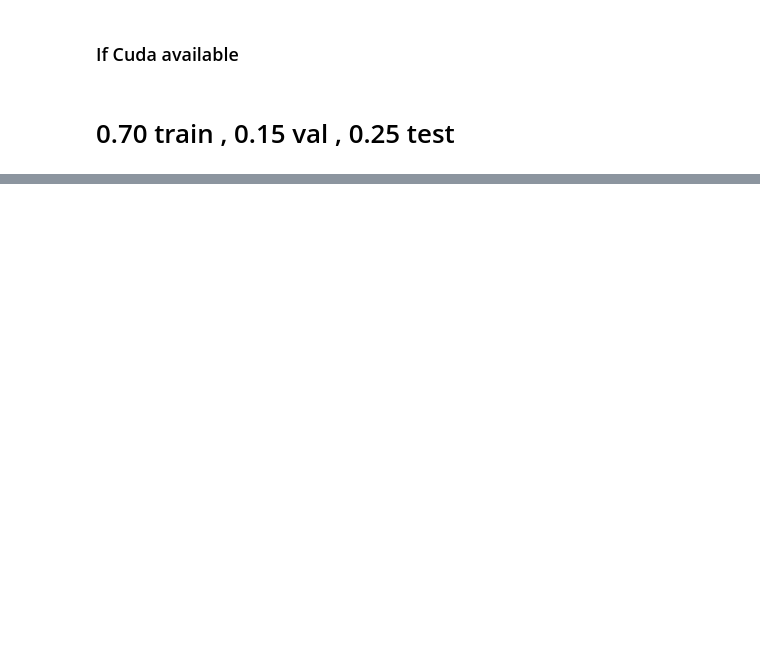
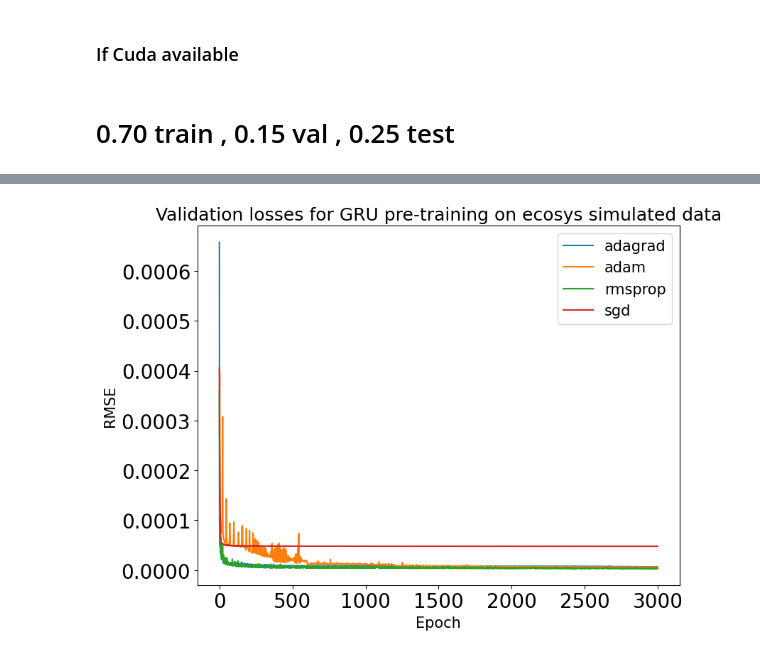
Before and after one commit to DinisDimitris/Net-ecosystem-exchange-Quantification, a Jupyter notebook: GRU-pretrain.ipynb, the cells around one changed output, grey strips where cells are left out. Cells and saved outputs as stored; diff of their text form; code cells hidden in the pictures; blank space fills up the shorter version.

```diff
--- a/GRU-pretrain.ipynb
+++ b/GRU-pretrain.ipynb
@@ -247,0 +248,28 @@ plt.legend()
+# %%
+rootdir = 'kgml-results'
+
+opts = ['adagrad', 'adam', 'rmsprop', 'sgd']
+plt.rcParams.update({'font.size': 15})
+plt.rcParams['xtick.labelsize'] = 20
+plt.rcParams['ytick.labelsize'] = 20
+
+fig, ax = plt.subplots(figsize=(8, 6))
+plt.tight_layout()
+
+for opt in opts:
+    stats_path = os.path.join(rootdir, opt)
+    stats = torch.load(os.path.join(stats_path, 'stats-pre_train'))
+    train_losses = stats['train_losses']
+
+    # Plot training losses
+    ax.plot(train_losses, label=opt)
+
+# Set plot title, axis labels, and legend
+ax.set_title("Validation losses for GRU pre-training on ecosys simulated data")
+ax.set_ylabel("RMSE")
+ax.set_xlabel("Epoch")
+ax.legend()
+
+plt.show()
+# %% [output]
+[figure, added]
```
Also changed, not shown: parts of 4 cells of this notebook, 15 other files.
